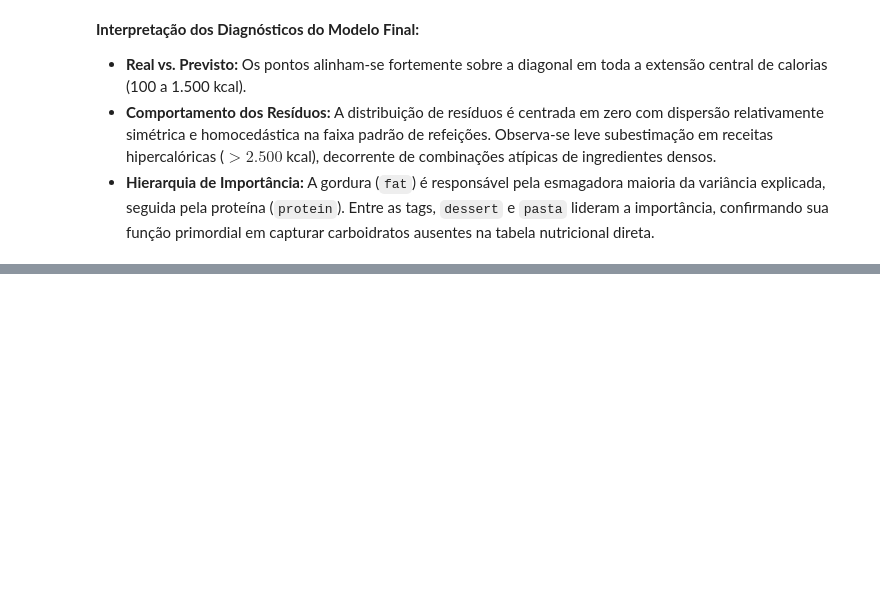
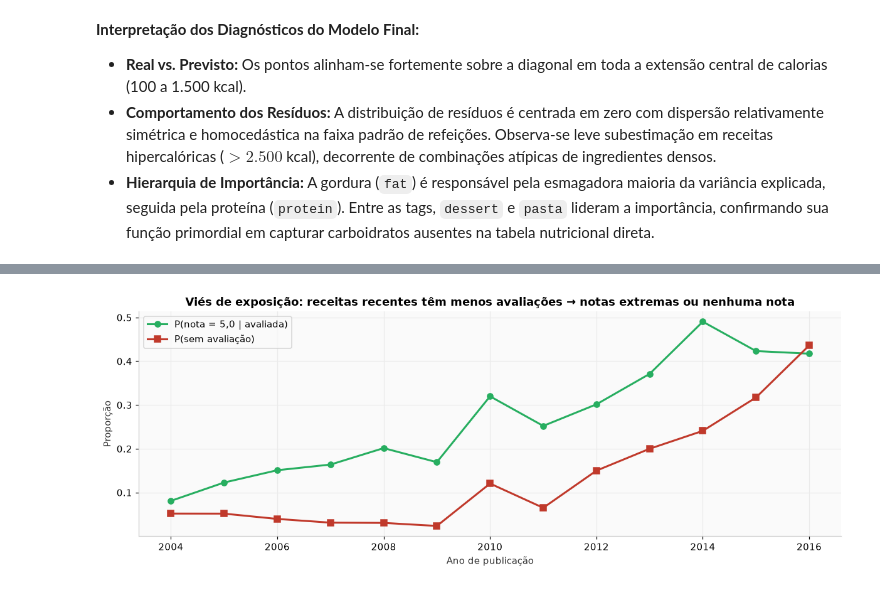
Before and after one commit to LucasBuccini/ml-trabalho-final, a Jupyter notebook: trabalho_final.ipynb, the cells around one changed output, grey strips where cells are left out. Cells and saved outputs as stored; diff of their text form; code cells hidden in the pictures; blank space fills up the shorter version.

```diff
--- a/trabalho_final.ipynb
+++ b/trabalho_final.ipynb
@@ -159,16 +155,19 @@ O arquivo principal do dataset é `data/epi_r.csv`. Se o arquivo local não for
 # %%
-# %% [code]
-# Verificação e download do dataset
+# Verificação e download do dataset (CSV principal + JSON completo)
 caminho_csv = Path("data/epi_r.csv")
+caminho_json = Path("data/full_format_recipes.json")
 
-if not caminho_csv.exists():
-    print("Arquivo data/epi_r.csv não encontrado localmente. Baixando via kagglehub...")
+if not caminho_csv.exists() or not caminho_json.exists():
+    print("Arquivos não encontrados localmente. Baixando via kagglehub...")
     import kagglehub
-    origem = Path(kagglehub.dataset_download("hugodarwood/epirecipes")) / "epi_r.csv"
-    shutil.copy(origem, caminho_csv)
-    print(f"Dataset baixado com sucesso para {caminho_csv}!")
+    pasta_kaggle = Path(kagglehub.dataset_download("hugodarwood/epirecipes"))
+    for arquivo in ["epi_r.csv", "full_format_recipes.json"]:
+        destino = Path("data") / arquivo
+        if not destino.exists():
+            shutil.copy(pasta_kaggle / arquivo, destino)
+    print("Dataset baixado com sucesso para data/!")
 else:
-    print(f"Dataset local já presente em {caminho_csv}.")
+    print(f"Arquivos locais já presentes: {caminho_csv} e {caminho_json}.")
 
 df = pd.read_csv(caminho_csv)
 print(f"Dimensões originais do dataset: {df.shape[0]:,} linhas × {df.shape[1]} colunas")
@@ -1698,0 +916,60 @@ Este projeto final explorou o conjunto de dados da Epicurious sob a ótica dos t
+# %%
+# 2.1 Estudo de viabilidade do rating: 6 formulações, mesmo protocolo
+from sklearn.ensemble import HistGradientBoostingRegressor
+
+feats_rating = NUM_TIPO + ["ano_publicacao"] + list(tags_mantidas)
+avaliadas = dados_tipo[dados_tipo["rating"] > 0]
+
+
+def gb_binario(df_alvo, alvo, cols):
+    tr, te, ytr, yte = train_test_split(df_alvo[cols], alvo, test_size=0.2, random_state=SEED, stratify=alvo)
+    gb = HistGradientBoostingClassifier(learning_rate=0.05, max_iter=400, max_depth=4, random_state=SEED).fit(tr, ytr)
+    return roc_auc_score(yte, gb.predict_proba(te)[:, 1])
+
+
+viab = []
+# (a) regressão da nota
+tr, te, ytr, yte = train_test_split(avaliadas[feats_rating], avaliadas["rating"], test_size=0.2, random_state=SEED)
+gbr = HistGradientBoostingRegressor(learning_rate=0.05, max_iter=400, max_depth=4, random_state=SEED).fit(tr, ytr)
+viab.append({"Formulação": "Regressão da nota (1,25 a 5,0)", "Mede": "qualidade", "Prevalência": "—",
+             "Métrica": f"R² = {r2_score(yte, gbr.predict(te)):.3f}"})
+# (b) 3 classes com cortes nos valores da escala
+y3 = pd.Series(np.select([avaliadas["rating"] <= 3.75, avaliadas["rating"] == 4.375], ["baixa", "média"], "alta"),
+               index=avaliadas.index)
+tr, te, ytr, yte = train_test_split(avaliadas[feats_rating], y3, test_size=0.2, random_state=SEED, stratify=y3)
+gb3 = HistGradientBoostingClassifier(learning_rate=0.05, max_iter=400, max_depth=4, class_weight="balanced",
+                                     random_state=SEED).fit(tr, ytr)
+p3 = gb3.predict(te)
+viab.append({"Formulação": "3 classes: baixa ≤ 3,75 | média = 4,375 | alta = 5,0", "Mede": "qualidade",
+             "Prevalência": "41% / 45% / 14%",
+             "Métrica": f"F1-macro = {f1_score(yte, p3, average='macro'):.3f} (acaso = 0,333)"})
+# (c-f) formulações binárias
+sem_ano = [c for c in feats_rating if c != "ano_publicacao"]
+for nome_f, mascara, base, mede in [
+    ("Bem avaliada (≥ 4,375)", avaliadas["rating"] >= 4.375, avaliadas, "qualidade"),
+    ("Mal avaliada (≤ 3,125)", avaliadas["rating"] <= 3.125, avaliadas, "qualidade"),
+    ("Nota máxima (= 5,0)", avaliadas["rating"] == 5, avaliadas, "qualidade?"),
+    ("Receberá alguma avaliação? (rating > 0)", dados_tipo["rating"] > 0, dados_tipo, "engajamento"),
+]:
+    alvo = mascara.astype(int)
+    auc_c = gb_binario(base, alvo, feats_rating)
+    auc_s = gb_binario(base, alvo, sem_ano)
+    viab.append({"Formulação": nome_f, "Mede": mede, "Prevalência": f"{alvo.mean():.1%}",
+                 "Métrica": f"ROC-AUC = {auc_c:.3f} (sem o ano: {auc_s:.3f})"})
+display(pd.DataFrame(viab).style.hide(axis="index"))
+
+taxa_ano = dados_tipo.groupby("ano_publicacao").agg(n=("rating", "size"),
+                                                     nota_5=("rating", lambda r: (r[r > 0] == 5).mean()),
+                                                     sem_avaliacao=("rating", lambda r: (r == 0).mean()))
+taxa_ano = taxa_ano[taxa_ano["n"] >= 100]
+fig, ax = plt.subplots(figsize=(11, 4.2))
+ax.plot(taxa_ano.index.astype(int), taxa_ano["nota_5"], marker="o", color="#27ae60", linewidth=2, label="P(nota = 5,0 | avaliada)")
+ax.plot(taxa_ano.index.astype(int), taxa_ano["sem_avaliacao"], marker="s", color="#c0392b", linewidth=2, label="P(sem avaliação)")
+ax.set_xlabel("Ano de publicação")
+ax.set_ylabel("Proporção")
+ax.set_title("Viés de exposição: receitas recentes têm menos avaliações → notas extremas ou nenhuma nota")
+ax.legend()
+plt.tight_layout()
+plt.savefig("figuras/rating_viabilidade.png", dpi=150, bbox_inches="tight")
+plt.show()
+# %% [output]
@@ -1698,0 +983 @@ Este projeto final explorou o conjunto de dados da Epicurious sob a ótica dos t
+[figure, added]
```
Also changed, not shown: parts of 91 cells of this notebook, 19 other files.
